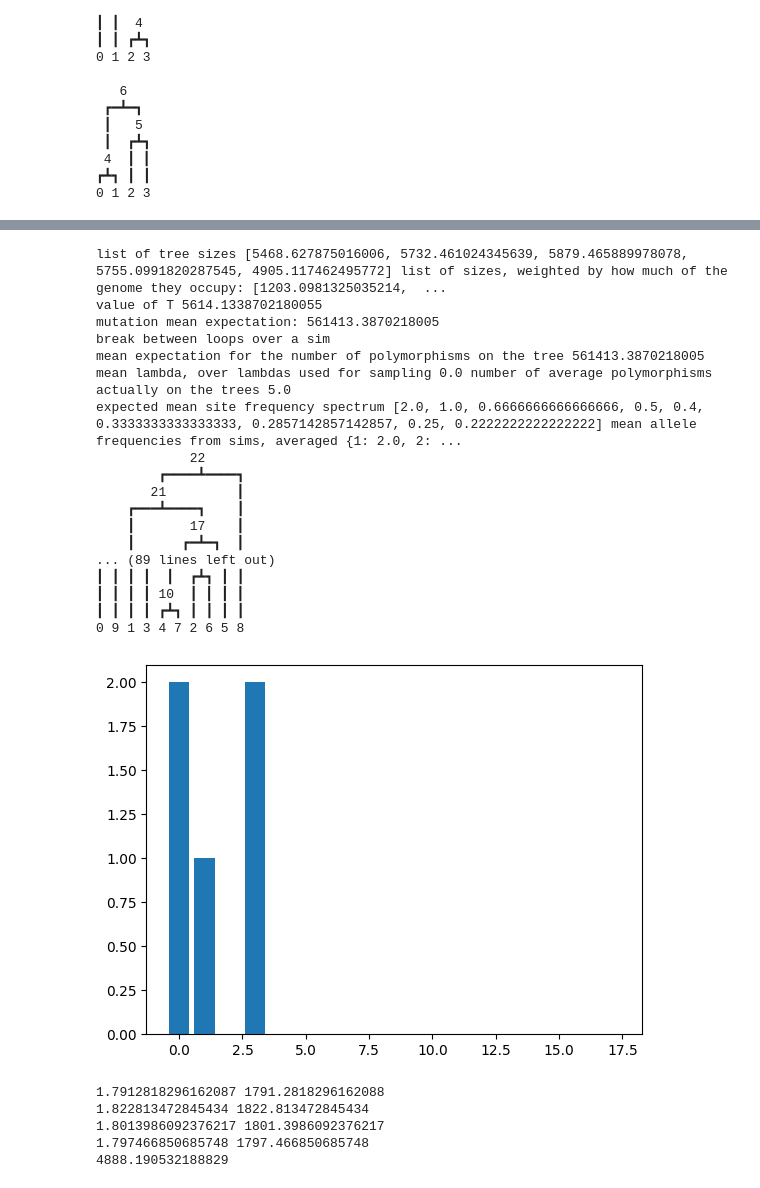
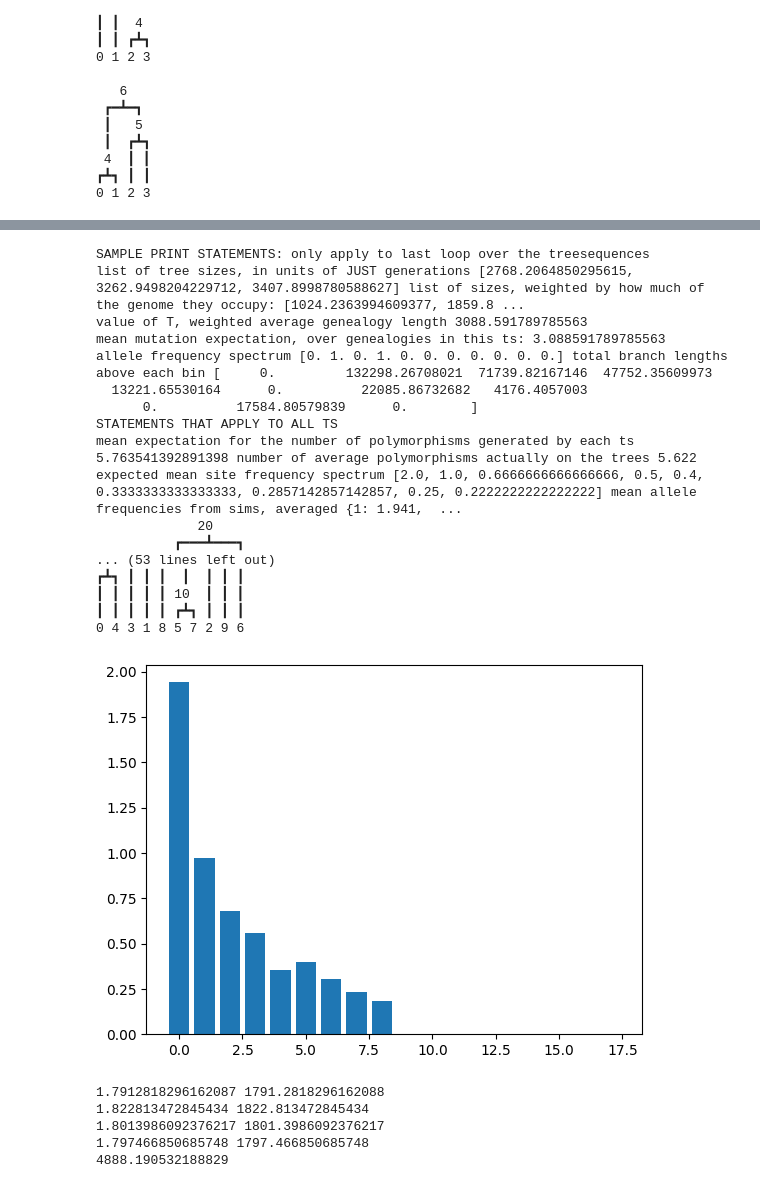
Before and after one commit to paulagardner/mathieson_sims, a Jupyter notebook: test_sims.ipynb, the cells around one changed output, grey strips where cells are left out. Cells and saved outputs as stored; diff of their text form; code cells hidden in the pictures.

```diff
--- a/test_sims.ipynb
+++ b/test_sims.ipynb
@@ -169,6 +169,9 @@ for ts in msprime.sim_ancestry(ploidy= ploidy, samples=(sampled_sequences/ploidy
             count = tree.num_samples(mutation.node)
             # print("mutation count:", count)
             i_values.append(count) #dumping all i values into
+
+    afs = new_ts.allele_frequency_spectrum(polarised=True, span_normalise=False)
+    afs_branches = new_ts.allele_frequency_spectrum(mode="branch", polarised=True, span_normalise=False)
     # print("values for i, the number of occurences of a mutation", i_values)
     # print("one loop of a sim::", "mutation numbers:", genealogy_mutations, "occurrences of these mutations", i_values)
     # return [genealogy_mutations, lambda_total, i_values]
@@ -209,6 +212,9 @@ ind = np.arange(len(mean_counts))
 plt.bar(ind, list(mean_counts.values()))
 for t in new_ts.trees():
   print(t.draw(format='unicode'))
+
+
+print("STATS FOR LAST LOOPED REPLICATE, as a sample:", "allele frequency spectrum", afs, "total branch lengths above each bin", afs_branches)
 # %% [output]
 number of samples for the runs 10
 expected Tmrca: 1.8
@@ -244,7 +250,7 @@ mu = (1e-3) #normally would have this set to 1e-7 *2, but putting deme size down
 ploidy = 2
 population_sequences = 1000 #total number of genomes in the population- the number of individuals is this/ploidy
 sampled_sequences = 10
-sim_runs = 1
+sim_runs = 1000
 rho = (1e-6)*5
 #initialize the bottom two variables, to add/append to later
 mean_tmrca = 0
@@ -252,7 +258,7 @@ i_values = []
 mean_summed_branch_lengths = []
 total_mut_count = []
 mean_expected_lambda = []
-
+mean_utilised_lambda = []
 
 for ts in msprime.sim_ancestry(ploidy= ploidy, samples=(sampled_sequences/ploidy), discrete_genome = True, population_size=(population_sequences)/ploidy, num_replicates = sim_runs, sequence_length = sequence_length, recombination_rate=rho): #the sim needs everything in terms of the number of individuals, but it's convenient for downstream/interpretation to have our original variables be in terms of the number of lineages or individual sequences, aka in haploid terms
     newtables = ts.dump_tables() #modifying a copy of the original tables in order to be able to overwrite
@@ -366,23 +372,21 @@ for ts in msprime.sim_ancestry(ploidy= ploidy, samples=(sampled_sequences/ploidy
         sequence_weights.append(span/sequence_length)
         weighted_genealogy_sizes.append(summed_branch_lengths*(span/sequence_length)) #multiply the size of the genealogy * the proportion of the genome it occupies
 
-    ########find the size of the tree's genealogy, weighted by its length:
-    print("list of tree sizes", genealogy_sizes, "list of sizes, weighted by how much of the genome they occupy:", weighted_genealogy_sizes)
+    ########find the size of the tree sequence's genealogies, weighted by their lengths:
+    # print("list of tree sizes", genealogy_sizes, "list of sizes, weighted by how much of the genome they occupy:", weighted_genealogy_sizes, "weighting values", sequence_weights)
+    #find the weighted average genealogy length for this tree sequence
     T_value = sum(weighted_genealogy_sizes)/sum(sequence_weights)
-    print("value of T", T_value)
+    # print("value of T, weighted average genealogy length", T_value)
     #making sure the method above works
     # print("make sure the above numbers are correct:", sequence_weights, genealogy_sizes)
     # for i, value in enumerate(genealogy_sizes):
     #     print("Calculation", genealogy_sizes[i]*sequence_weights[i])
     # average_tree_size = sum(weighted_genealogy_sizes)
     theta = 4*(population_sequences/ploidy)*mu
-    expected_mean_number_mutations = (T_value * (4*(population_sequences/ploidy)*(mu*sequence_length))) / 2 #for recombination, p. 17 in hudson 1990
-    print("mutation mean expectation:", expected_mean_number_mutations)
+    expected_mean_number_mutations = (((T_value * (4*(population_sequences/ploidy)*(mu*sequence_length))) / 2) ) /(population_sequences*sequence_length)#for recombination, p. 17 in hudson 1990. TO make it the same order of magnitude, I did the math backwards and just tried out dividing by N*ploidy*sequence length.
+    # print("mutation mean expectation:", expected_mean_number_mutations)
     mean_expected_lambda.append(expected_mean_number_mutations)
-
-    #am I calculating T wrong? where we want an average weight????
-
-
+    # print("mean expected lambda output", mean_expected_lambda)
 
 
     newtables.sort(edge_start=0, mutation_start=0, site_start=0)
@@ -398,7 +402,7 @@ for ts in msprime.sim_ancestry(ploidy= ploidy, samples=(sampled_sequences/ploidy
             i_values.append(count) #dumping all i values from multiple sim runs
     # print("values for i, the number of occurences of a mutation", i_values)
     # print("one loop of a sim::", "mutation numbers:", genealogy_mutations, "occurrences of these mutations", i_values)
-    print("break between loops over a sim")
+    # print("break between loops over a sim")
 
 
 
@@ -410,53 +414,64 @@ for ts in msprime.sim_ancestry(ploidy= ploidy, samples=(sampled_sequences/ploidy
 # print("expected Tmrca:", expected_tmrca)
 # print("mean tmrca, in generations/(ploidy*N):", mean_tmrca/sim_runs/population_sequences, "mean tmrca, in raw gens:", mean_tmrca/sim_runs) #the first value is generations/(ploidy*N),and the second is in generations.
 #expected time that i lineages should exist: T(i) =  4N/i(i-1) (hudson 2015, #2)
 #sum i*(T(i)) from i=2 to n to get the total expected branch lengths: (above equation 6, hudson 1990)
 expected_total_length = 0
 for i in range(2, sampled_sequences):
     expected_total_length += i*((4*(population_sequences/ploidy)/(i*(i-1))))
 
 # print("total expected branch lengths", expected_total_length, "mean summed branch lengths:", (sum(mean_summed_branch_lengths)/sim_runs))
 #now, we can use this to find the expected total number of polymorphisms (hudson 1990 eq1)
 expected_lambda = mu*expected_total_length
 # print("mean expectation for the number of polymorphisms on the tree", expected_lambda)
 
 
 #sfs stats
 theta = 4*(population_sequences/ploidy)*mu
 # print("mutation counts from all loops", i_values)
 mean_counts = {}
 for i in range(1, ((sampled_sequences*2)-1)):
     mean = (i_values.count(i))/sim_runs
     mean_counts.update({i:mean})
 # mean_allele_freqs = (i_values.count(i))/sim_runs
 # print("mean allele frequencies, from all sims binned", mean_counts)
 # # print("average number of mutations in sims", sum(mutations_in_run)/sim_runs, "expected mean number of mutations", expected_mutations)
-expected_lambda = mu*expected_total_length
-print("mean expectation for the number of polymorphisms on the tree", sum(mean_expected_lambda)/sim_runs, "mean lambda, over lambdas used for sampling", sum(mut_expectations_given_branchlengths)/sim_runs, "number of average polymorphisms actually on the trees", (sum(total_mut_count))/sim_runs)
+
+print("SAMPLE PRINT STATEMENTS: only apply to last loop over the treesequences")
+print("list of tree sizes, in units of JUST generations", genealogy_sizes, "list of sizes, weighted by how much of the genome they occupy:", weighted_genealogy_sizes, "weighting values", sequence_weights)
+print("value of T, weighted average genealogy length", T_value)
+print("mean mutation expectation, over genealogies in this ts:", expected_mean_number_mutations)
+afs = new_ts.allele_frequency_spectrum(polarised=True, span_normalise=False)
+afs_branches = new_ts.allele_frequency_spectrum(mode="branch", polarised=True, span_normalise=False)
+print("allele frequency spectrum", afs, "total branch lengths above each bin", afs_branches)
+# print(afs/new_ts.total_branch_length)
+# print("mean expected lambda output", mean_expected_lambda)
+
+print("STATEMENTS THAT APPLY TO ALL TS")
+print("mean expectation for the number of polymorphisms generated by each ts", sum(mean_expected_lambda)/sim_runs, "number of average polymorphisms actually on the trees", (sum(total_mut_count))/sim_runs)
 print("expected mean site frequency spectrum", [(theta/i) for i in range(1, sampled_sequences)], "mean allele frequencies from sims, averaged", mean_counts)
 ind = np.arange(len(mean_counts))
 plt.bar(ind, list(mean_counts.values()))
 for t in new_ts.trees():
   print(t.draw(format='unicode'))
 # %% [output]
-list of tree sizes [5468.627875016006, 5732.461024345639, 5879.465889978078, 5755.0991820287545, 4905.117462495772] list of sizes, weighted by how much of the genome they occupy: [1203.0981325035214,  ...
-value of T 5614.1338702180055
-mutation mean expectation: 561413.3870218005
-break between loops over a sim
-mean expectation for the number of polymorphisms on the tree 561413.3870218005 mean lambda, over lambdas used for sampling 0.0 number of average polymorphisms actually on the trees 5.0
-expected mean site frequency spectrum [2.0, 1.0, 0.6666666666666666, 0.5, 0.4, 0.3333333333333333, 0.2857142857142857, 0.25, 0.2222222222222222] mean allele frequencies from sims, averaged {1: 2.0, 2: ...
-            22
-        ┏━━━━┻━━━━┓
-       21         ┃
-    ┏━━━┻━━━━┓    ┃
-    ┃       17    ┃
-    ┃      ┏━┻━┓  ┃
-... (89 lines left out)
-┃ ┃ ┃ ┃  ┃  ┏┻┓ ┃ ┃
-┃ ┃ ┃ ┃ 10  ┃ ┃ ┃ ┃
-┃ ┃ ┃ ┃ ┏┻┓ ┃ ┃ ┃ ┃
-0 9 1 3 4 7 2 6 5 8
+SAMPLE PRINT STATEMENTS: only apply to last loop over the treesequences
+list of tree sizes, in units of JUST generations [2768.2064850295615, 3262.9498204229712, 3407.8998780588627] list of sizes, weighted by how much of the genome they occupy: [1024.2363994609377, 1859.8 ...
+value of T, weighted average genealogy length 3088.591789785563
+mean mutation expectation, over genealogies in this ts: 3.088591789785563
+allele frequency spectrum [0. 1. 0. 1. 0. 0. 0. 0. 0. 0. 0.] total branch lengths above each bin [     0.         132298.26708021  71739.82167146  47752.35609973
+  13221.65530164      0.          22085.86732682   4176.4057003
+      0.          17584.80579839      0.        ]
+STATEMENTS THAT APPLY TO ALL TS
+mean expectation for the number of polymorphisms generated by each ts 5.763541392891398 number of average polymorphisms actually on the trees 5.622
+expected mean site frequency spectrum [2.0, 1.0, 0.6666666666666666, 0.5, 0.4, 0.3333333333333333, 0.2857142857142857, 0.25, 0.2222222222222222] mean allele frequencies from sims, averaged {1: 1.941,  ...
+             20
+          ┏━━━┻━━━┓
+... (53 lines left out)
+┏┻┓ ┃ ┃ ┃  ┃  ┃ ┃ ┃
+┃ ┃ ┃ ┃ ┃ 10  ┃ ┃ ┃
+┃ ┃ ┃ ┃ ┃ ┏┻┓ ┃ ┃ ┃
+0 4 3 1 8 5 7 2 9 6
-[figure, old version]
+[figure, new version]
 # %%
 #kevin's script for how to deal with units of generations in msprime
 import msprime
```
Also changed, not shown: parts of 1 cell of this notebook.
